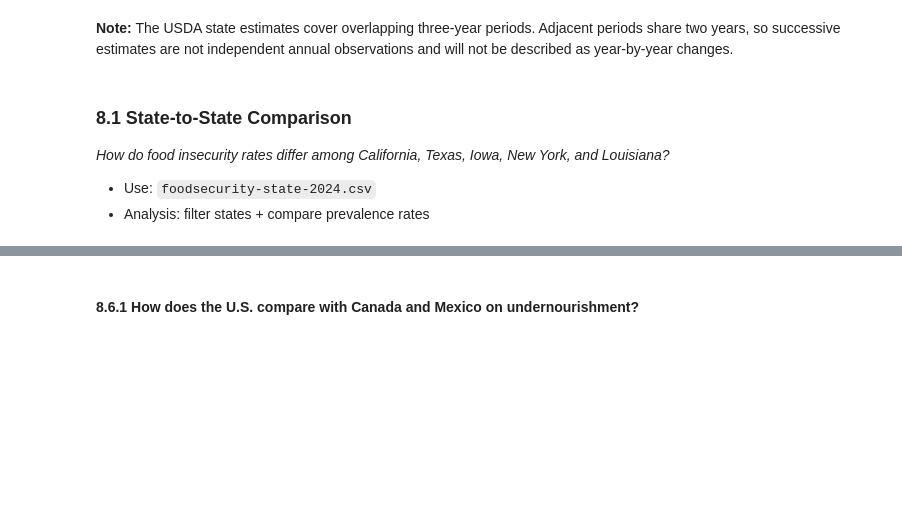
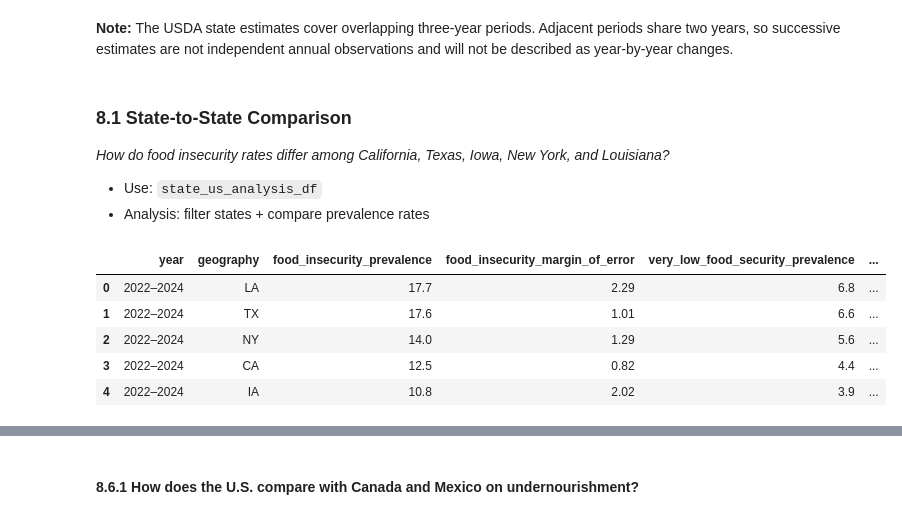
Before and after one commit to MichaelBujard/notebook-portfolio-project-0, a Jupyter notebook: notebooks/food_insecurity_analysis.ipynb, the cells around one changed output, grey strips where cells are left out. Saved outputs shown, nothing was run; the diff lists cells and outputs as text; code cells hidden in the pictures; blank space fills up the shorter version.

```diff
--- a/notebooks/food_insecurity_analysis.ipynb
+++ b/notebooks/food_insecurity_analysis.ipynb
@@ -1613,5 +1613,42 @@ Validation looks good for `wb_context_df`:
 ### 8.1 State-to-State Comparison
 
 *How do food insecurity rates differ among California, Texas, Iowa, New York, and Louisiana?*
-- Use: `foodsecurity-state-2024.csv`
+- Use: `state_us_analysis_df`
 - Analysis: filter states + compare prevalence rates
+# %%
+latest_period_end_year = state_us_analysis_df['period_end_year'].max()
+
+latest_state_comparison_df = (
+    state_us_analysis_df.loc[
+        (
+            state_us_analysis_df['period_end_year']
+            == latest_period_end_year
+        )
+        & (
+            state_us_analysis_df['geography']
+            != 'U.S. total'
+        ),
+        [
+            'year',
+            'geography',
+            'food_insecurity_prevalence',
+            'food_insecurity_margin_of_error',
+            'very_low_food_security_prevalence',
+            'very_low_food_security_margin_of_error'
+        ]
+    ]
+    .sort_values(
+        'food_insecurity_prevalence',
+        ascending=False
+    )
+    .reset_index(drop=True)
+)
+
+display(latest_state_comparison_df)
+# %% [output]
+|  | year | geography | food_insecurity_prevalence | food_insecurity_margin_of_error | very_low_food_security_prevalence | ... |
+| 0 | 2022–2024 | LA | 17.7 | 2.29 | 6.8 | ... |
+| 1 | 2022–2024 | TX | 17.6 | 1.01 | 6.6 | ... |
+| 2 | 2022–2024 | NY | 14.0 | 1.29 | 5.6 | ... |
+| 3 | 2022–2024 | CA | 12.5 | 0.82 | 4.4 | ... |
+| 4 | 2022–2024 | IA | 10.8 | 2.02 | 3.9 | ... |
```
Also changed, not shown: parts of 8 cells of this notebook.
